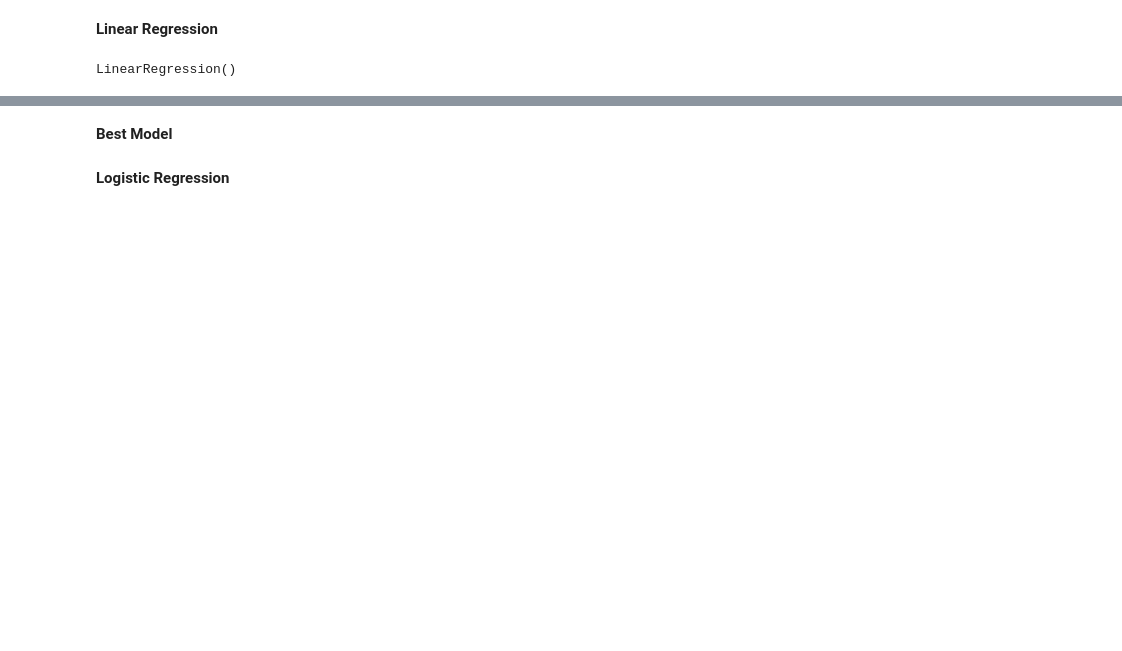
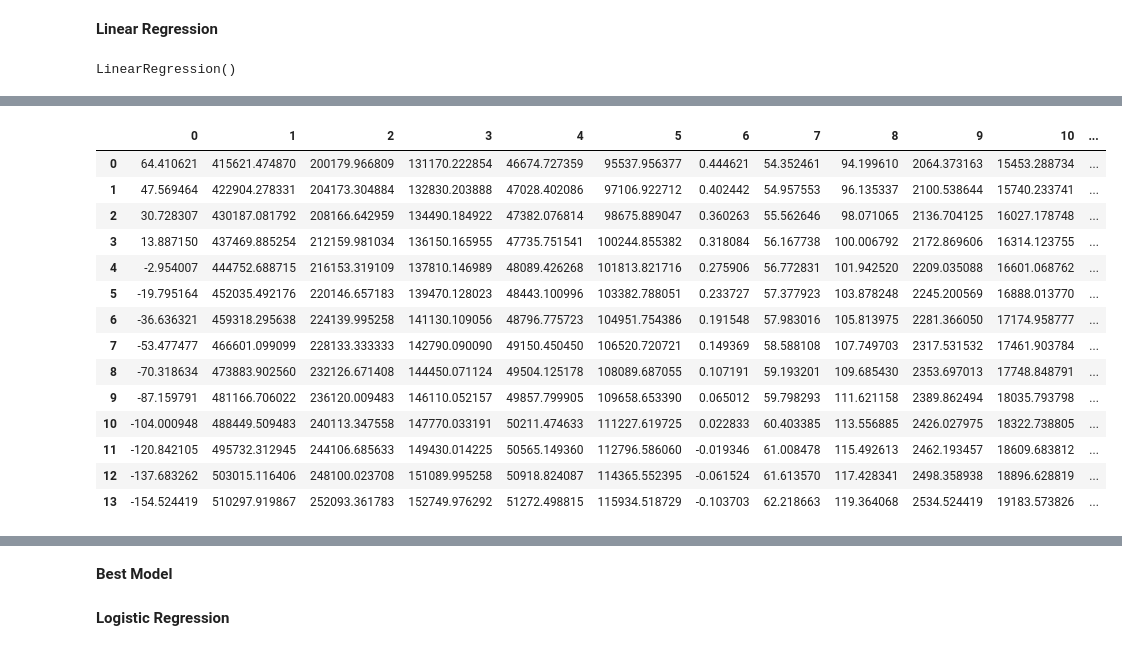
Before and after one commit to ELALAY/Morocco-Energy-Consumption-Production-Prediction, a Jupyter notebook: Prediction of Factors.ipynb, the cells around one changed output, grey strips where cells are left out. Drawn from its saved outputs; the diff is of its cells as text; code cells hidden in the pictures; blank space fills up the shorter version.

Commit message:
2 categories - predicting factors independantly

```diff
--- a/Prediction of Factors.ipynb
+++ b/Prediction of Factors.ipynb
@@ -41,3 +42,5 @@ df
 # %%
 production = df['Production (TJ)']
 consumption = df['Consumption (TJ)']
+years = df['Years']
+df = df.drop(columns = ['Years'])
@@ -65,4 +74,9 @@ from sklearn.linear_model import LinearRegression
 from sklearn.tree import DecisionTreeRegressor
 # %%
 #Data for the Consumption Prediction
-X_train, X_test, y_train, y_test = train_test_split(df, consumption, random_state=47, test_size=0.25)
+X_train = years[:-10]
+X_test = years[-10:]
+y_train = df[:-10]
+y_test = df[-10:]
+X_train = np.array(X_train).reshape(-1, 1)
+X_train
@@ -71,3 +100,0 @@ X_train, X_test, y_train, y_test = train_test_split(df, consumption, random_stat
-# %%
-tree_model_Consumption = DecisionTreeRegressor(random_state=47)
-tree_model_Consumption.fit(X_train,y_train)
@@ -96,7 +116,7 @@ Reshape your data either using array.reshape(-1, 1) if your data has a single fe
 # %% [markdown]
 **Linear Regression**
 # %%
-Linear_model_Consumption = LinearRegression()
-Linear_model_Consumption.fit(X_train, y_train)
+Linear_model = LinearRegression()
+Linear_model.fit(X_train, y_train)
 # %% [output]
 LinearRegression()
@@ -117,0 +140,20 @@ Linear_model_Consumption.score(X_test, y_test)
+# %%
+predicted_Linear_next = Linear_model.predict(next_years)
+predicted_Linear_next = pd.DataFrame(predicted_Linear_next)
+predicted_Linear_next
+# %% [output]
+|  | 0 | 1 | 2 | 3 | 4 | 5 | 6 | 7 | 8 | 9 | 10 | ... |
+| 0 | 64.410621 | 415621.474870 | 200179.966809 | 131170.222854 | 46674.727359 | 95537.956377 | 0.444621 | 54.352461 | 94.199610 | 2064.373163 | 15453.288734 | ... |
+| 1 | 47.569464 | 422904.278331 | 204173.304884 | 132830.203888 | 47028.402086 | 97106.922712 | 0.402442 | 54.957553 | 96.135337 | 2100.538644 | 15740.233741 | ... |
+| 2 | 30.728307 | 430187.081792 | 208166.642959 | 134490.184922 | 47382.076814 | 98675.889047 | 0.360263 | 55.562646 | 98.071065 | 2136.704125 | 16027.178748 | ... |
+| 3 | 13.887150 | 437469.885254 | 212159.981034 | 136150.165955 | 47735.751541 | 100244.855382 | 0.318084 | 56.167738 | 100.006792 | 2172.869606 | 16314.123755 | ... |
+| 4 | -2.954007 | 444752.688715 | 216153.319109 | 137810.146989 | 48089.426268 | 101813.821716 | 0.275906 | 56.772831 | 101.942520 | 2209.035088 | 16601.068762 | ... |
+| 5 | -19.795164 | 452035.492176 | 220146.657183 | 139470.128023 | 48443.100996 | 103382.788051 | 0.233727 | 57.377923 | 103.878248 | 2245.200569 | 16888.013770 | ... |
+| 6 | -36.636321 | 459318.295638 | 224139.995258 | 141130.109056 | 48796.775723 | 104951.754386 | 0.191548 | 57.983016 | 105.813975 | 2281.366050 | 17174.958777 | ... |
+| 7 | -53.477477 | 466601.099099 | 228133.333333 | 142790.090090 | 49150.450450 | 106520.720721 | 0.149369 | 58.588108 | 107.749703 | 2317.531532 | 17461.903784 | ... |
+| 8 | -70.318634 | 473883.902560 | 232126.671408 | 144450.071124 | 49504.125178 | 108089.687055 | 0.107191 | 59.193201 | 109.685430 | 2353.697013 | 17748.848791 | ... |
+| 9 | -87.159791 | 481166.706022 | 236120.009483 | 146110.052157 | 49857.799905 | 109658.653390 | 0.065012 | 59.798293 | 111.621158 | 2389.862494 | 18035.793798 | ... |
+| 10 | -104.000948 | 488449.509483 | 240113.347558 | 147770.033191 | 50211.474633 | 111227.619725 | 0.022833 | 60.403385 | 113.556885 | 2426.027975 | 18322.738805 | ... |
+| 11 | -120.842105 | 495732.312945 | 244106.685633 | 149430.014225 | 50565.149360 | 112796.586060 | -0.019346 | 61.008478 | 115.492613 | 2462.193457 | 18609.683812 | ... |
+| 12 | -137.683262 | 503015.116406 | 248100.023708 | 151089.995258 | 50918.824087 | 114365.552395 | -0.061524 | 61.613570 | 117.428341 | 2498.358938 | 18896.628819 | ... |
+| 13 | -154.524419 | 510297.919867 | 252093.361783 | 152749.976292 | 51272.498815 | 115934.518729 | -0.103703 | 62.218663 | 119.364068 | 2534.524419 | 19183.573826 | ... |
```
Also changed, not shown: parts of 25 cells of this notebook.
